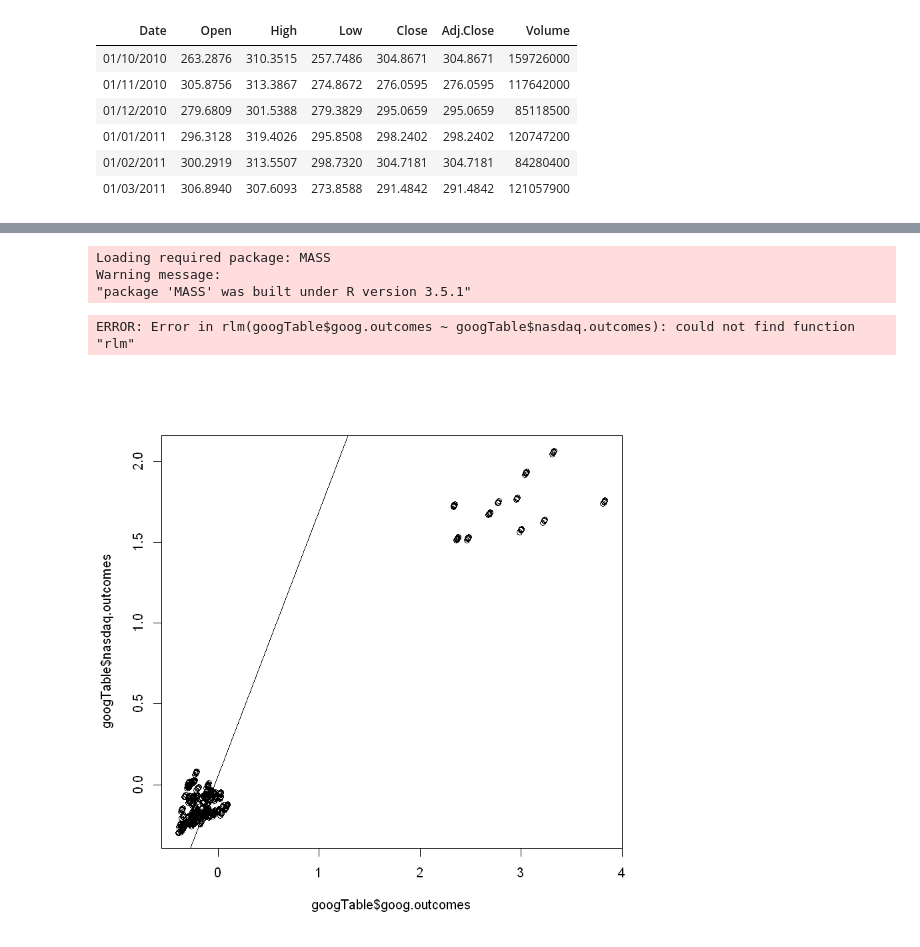
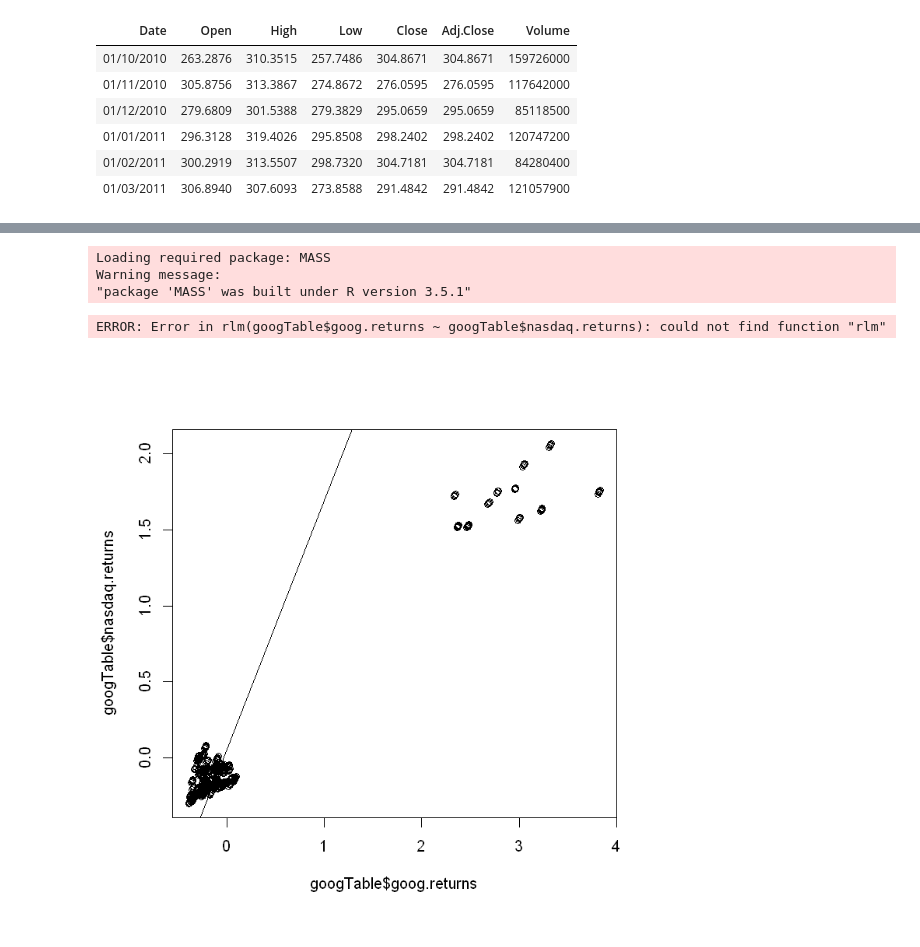
Before and after one commit to lauracarpaciu/Regression_file, a Jupyter notebook: Regression.ipynb, the cells around one changed output, grey strips where cells are left out. Drawn from its saved outputs; the diff is of its cells as text; code cells hidden in the pictures.

```diff
--- a/Regression.ipynb
+++ b/Regression.ipynb
@@ -118,25 +114,32 @@ ERROR: Error in x %>% is.na %>% melt %>% ggplot(mapping = aes(x = Var2, y = Var1
 googTable <-read.table(googFile,header = TRUE, sep ="," )[,c("Date","Adj.Close")]
 nasdaqTable <- read.table(nasdaqFile,header = TRUE, sep = ",")[,c("Date","Adj.Close")]
 tbondsTable <- read.table(tbondsFile, header = TRUE, sep = ",")[,c("Date","Adj.Close")]
-names(tbondsTable)[2] <- "tbonds.outcomes"
+
+names(tbondsTable)[2] <- "tbonds.returns"
 tbondsTable[,c("Date")]<- as.Date(tbondsTable[,c("Date")])
+
 googTable <- merge(googTable,nasdaqTable, by="Date")
 googTable[,c("Date")]<- as.Date(googTable[,c("Date")])
 googTable <- googTable[order(googTable$Date,decreasing = TRUE),]
 names(googTable)[2:3] <- c("goog.prices","nasdaq.prices")
+
 googTable[-nrow(googTable),-1] <- googTable[-nrow(googTable),-1]/googTable[-1,-1]-1
 googTable<-googTable[-nrow(googTable),]
-names(googTable)[2:3] <- c("goog.outcomes","nasdaq.outcomes")
+
+names(googTable)[2:3] <- c("goog.returns","nasdaq.returns")
+
 googTable<-merge(googTable,tbondsTable,by="Date")
-googTable$tbonds.outcomes<-googTable$tbonds.outcomes/100
-googTable[,c("goog.outcomes","nasdaq.outcomes")] <- googTable[,c("goog.outcomes","nasdaq.outcomes")]-googTable[,"tbonds.outcomes"]
+googTable$tbonds.returns<-googTable$tbonds.returns/100
 
-#Build a linear model that accounts for missing values
-
-googM<- lm(googTable$goog.outcomes~googTable$nasdaq.outcomes, na.action = na.omit)
-# Deal with missing values in the preprocessing step itself
-
-googTable[,"goog.outcomes"][is.na(googTable[,"goog.outcomes"])]<-mean(googTable[,"goog.outcomes"])
+googTable[,c("goog.returns","nasdaq.returns")] <- googTable[,c("goog.returns","nasdaq.returns")]-googTable[,"tbonds.returns"]
+# %%
+#Build a linear model that accounts for missing values
+
+googM<- lm(googTable$goog.returns~googTable$nasdaq.returns, na.action = na.omit)
+# %%
+# Deal with missing values in the preprocessing step itself
+
+googTable[,"goog.returns"][is.na(googTable[,"goog.returns"])]<-mean(googTable[,"goog.returns"])
 # %%
 #Including a categorical variable
 
@@ -165,17 +168,17 @@ F-statistic:  1796 on 12 and 747 DF,  p-value: < 2.2e-16
 # %%
 #Robust linear regression
 
-plot(googTable$goog.outcomes,googTable$nasdaq.outcomes)
+plot(googTable$goog.returns,googTable$nasdaq.returns)
 abline(googM)
 require(MASS)
-googRLM<- rlm(googTable$goog.outcomes~googTable$nasdaq.outcomes)
-abline(googRLM,lty ="twodash")
+googRLM<- rlm(googTable$goog.returns~googTable$nasdaq.returns)
+abline(googRLM,lty ="dotdash")
 # %% [output]
 Loading required package: MASS
 Warning message:
 "package 'MASS' was built under R version 3.5.1"
-ERROR: Error in rlm(googTable$goog.outcomes ~ googTable$nasdaq.outcomes): could not find function "rlm"
+ERROR: Error in rlm(googTable$goog.returns ~ googTable$nasdaq.returns): could not find function "rlm"
-[figure, old version]
+[figure, new version]
 # %%
 #Diagnostic plots
 plot(googM)
```
Also changed, not shown: parts of 9 cells of this notebook.
